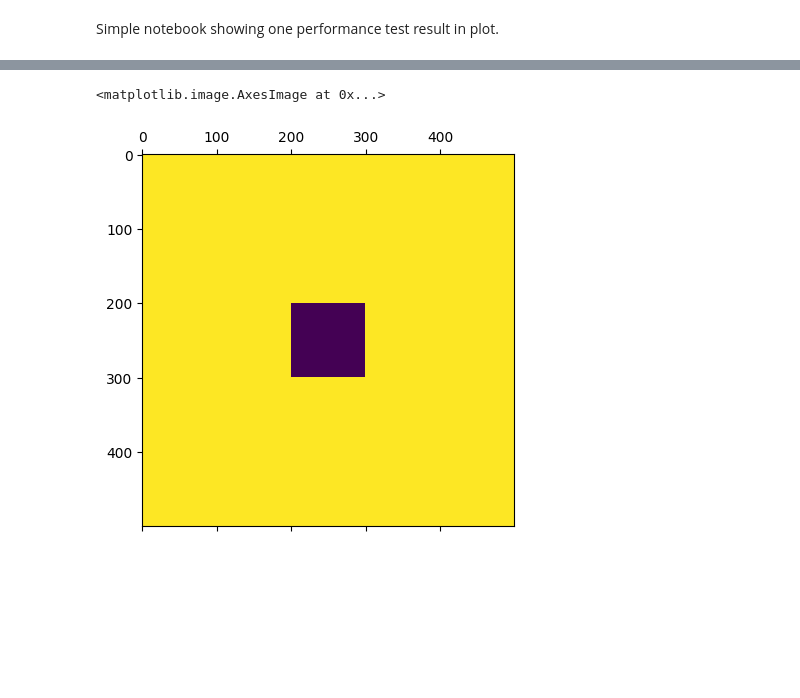
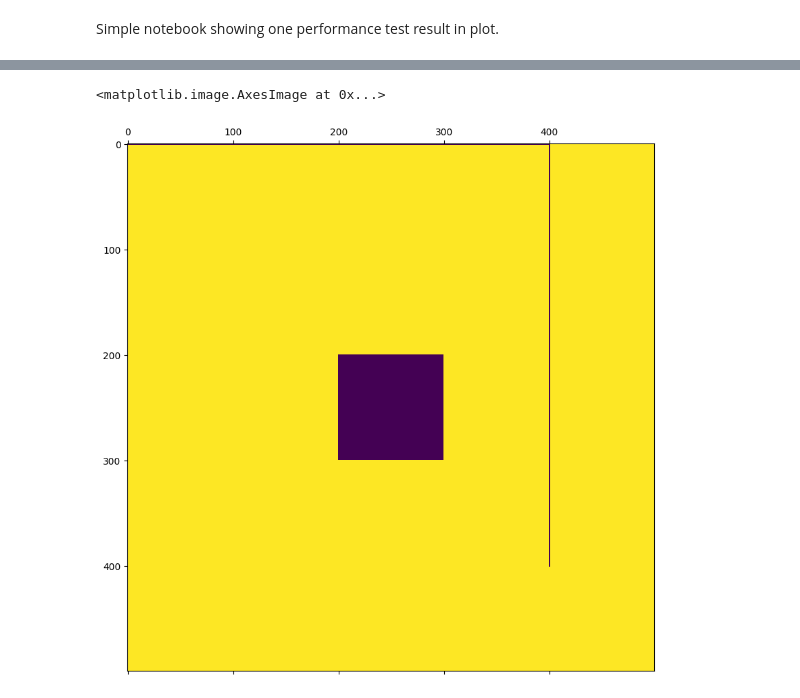
Before and after one commit to brean/python-pathfinding, a Jupyter notebook: notebooks/performance.ipynb, the cells around one changed output, grey strips where cells are left out. Drawn from its saved outputs; the diff is of its cells as text; code cells hidden in the pictures; blank space fills up the shorter version.

```diff
--- a/notebooks/performance.ipynb
+++ b/notebooks/performance.ipynb
@@ -32,8 +32,10 @@ print(path)
 
 # update grid
 for p in path:
-    grid[p.y][p.x] = 1
+    grid[p.y][p.x] = 0
 
+
+plt.rcParams['figure.figsize'] = [10, 10] # increase size of image so we can see the path
 plt.matshow(grid)
 # %% [output]
 150801
@@ -41,2 +43,2 @@ plt.matshow(grid)
 <matplotlib.image.AxesImage at 0x...>
-[figure, old version]
+[figure, new version]
```
Also changed, not shown: parts of 1 cell of this notebook.
